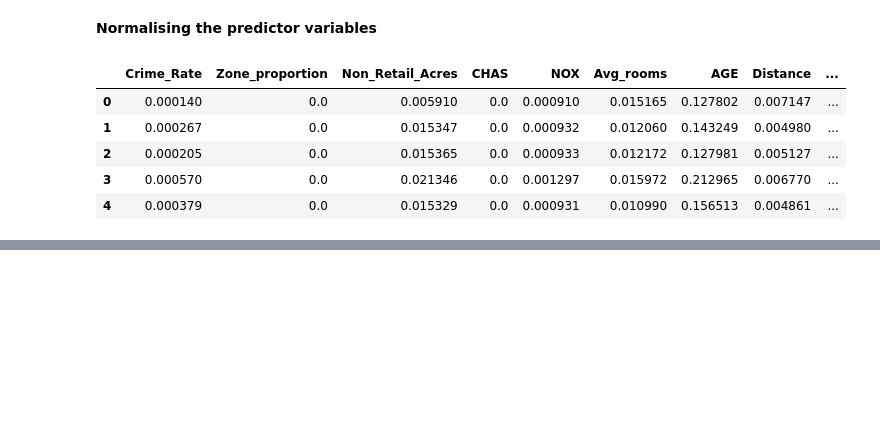
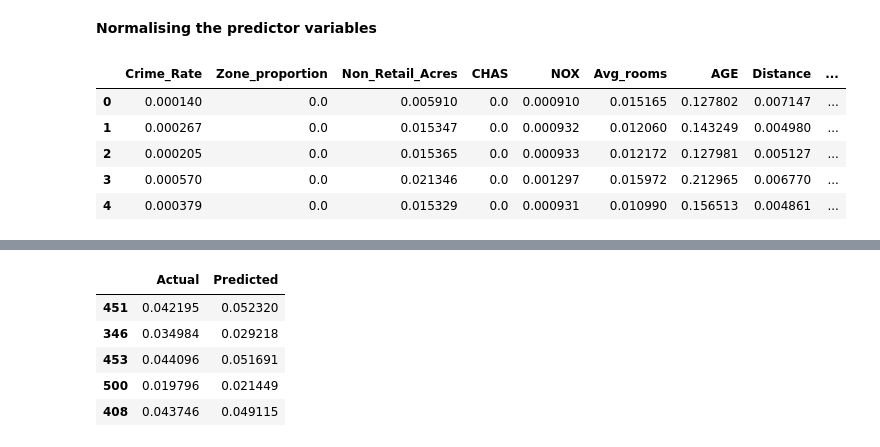
Before and after one commit to AnushkaMazumdar2/Machine_Learning, a Jupyter notebook: 23485051_Lab2(AML).ipynb, the cells around one changed output, grey strips where cells are left out. Cells and saved outputs as stored; diff of their text form; code cells hidden in the pictures; blank space fills up the shorter version.

```diff
--- a/23485051_Lab2(AML).ipynb
+++ b/23485051_Lab2(AML).ipynb
@@ -362,3 +362,14 @@ print(reg.score(xtest,ytest))
+# %%
+pred = reg.predict(xtest)
+df_preds = pd.DataFrame({'Actual': ytest.squeeze(), 'Predicted': pred.squeeze()})
+df_preds.head()
+# %% [output]
+|  | Actual | Predicted |
+| 451 | 0.042195 | 0.052320 |
+| 346 | 0.034984 | 0.029218 |
+| 453 | 0.044096 | 0.051691 |
+| 500 | 0.019796 | 0.021449 |
+| 408 | 0.043746 | 0.049115 |
 # %%
 print("Model Intercept",reg.intercept_)
 print("Model Slope",reg.coef_)
```
Also changed, not shown: parts of 5 cells of this notebook.
